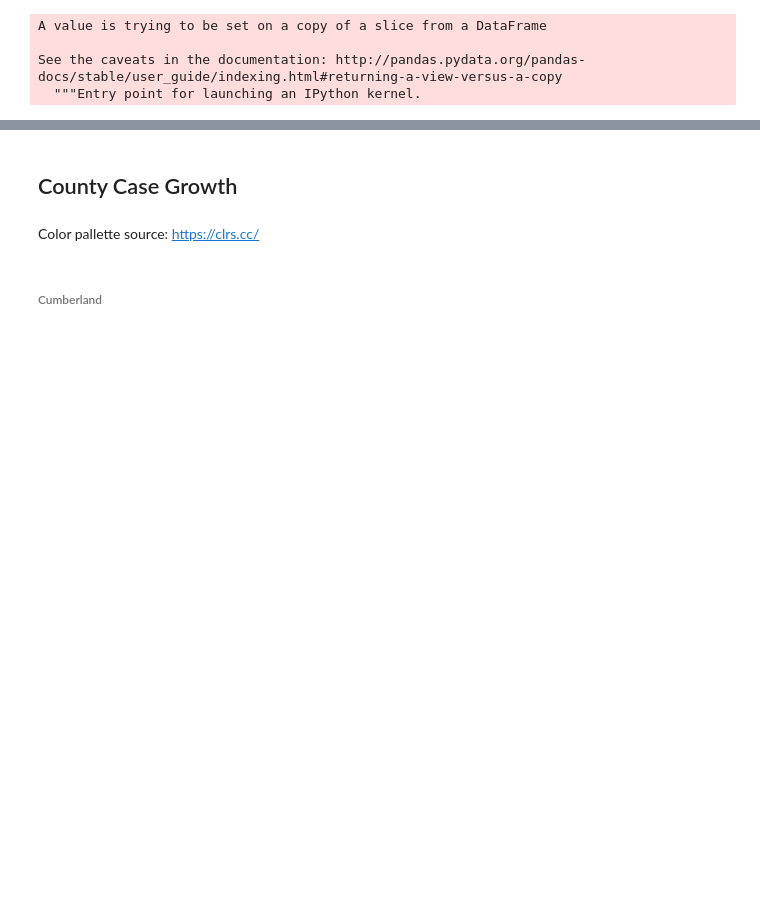
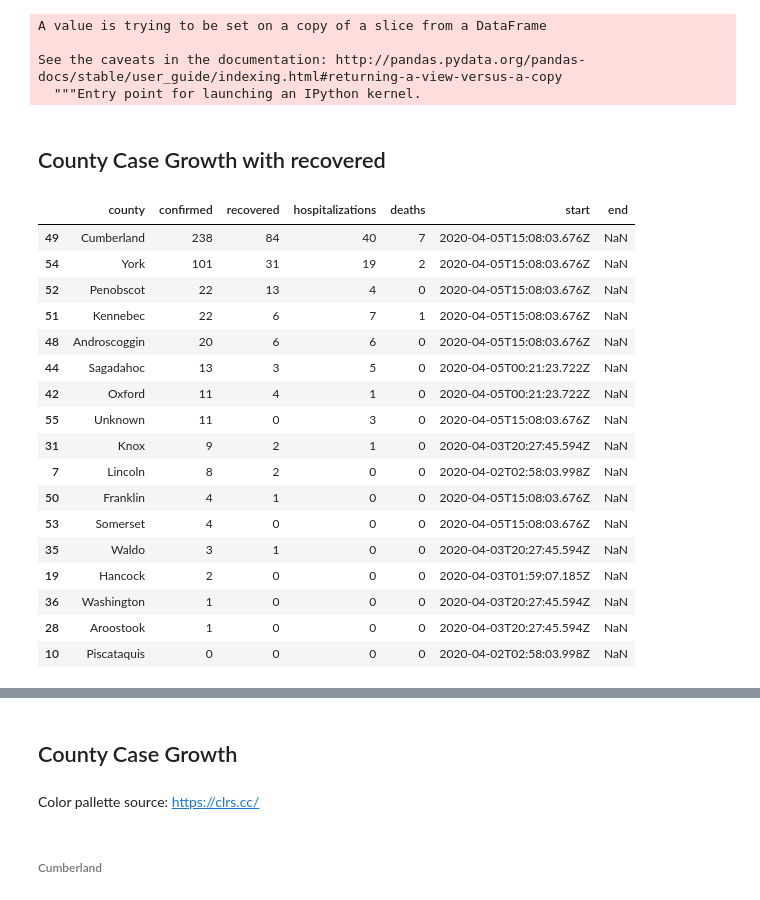
Before and after one commit to balmandhunter/covid, a Jupyter notebook: maine_covid_data.ipynb, the cells around one changed output, grey strips where cells are left out. Saved outputs shown, nothing was run; the diff lists cells and outputs as text; code cells hidden in the pictures; blank space fills up the shorter version.

```diff
--- a/maine_covid_data.ipynb
+++ b/maine_covid_data.ipynb
@@ -178,3 +178,30 @@ bar_chart.x_labels = df_maine_today.county.to_list()
 bar_chart.add('Cases', df_maine_today.cases.to_list())
 
 bar_chart.render_to_file('plots/current_cases_by_county.svg')                          # Save the svg to a file
+# %% [markdown]
+## County Case Growth with recovered
+# %%
+df_current_county = pd.read_csv('data/countydata_journal.csv', index_col=None)
+df_current_county = df_current_county[df_current_county.end.isna() == True]
+df_current_county.sort_values(by=['confirmed'], ascending=False, inplace=True)
+# %%
+df_current_county
+# %% [output]
+|  | county | confirmed | recovered | hospitalizations | deaths | start | end |
+| 49 | Cumberland | 238 | 84 | 40 | 7 | 2020-04-05T15:08:03.676Z | NaN |
+| 54 | York | 101 | 31 | 19 | 2 | 2020-04-05T15:08:03.676Z | NaN |
+| 52 | Penobscot | 22 | 13 | 4 | 0 | 2020-04-05T15:08:03.676Z | NaN |
+| 51 | Kennebec | 22 | 6 | 7 | 1 | 2020-04-05T15:08:03.676Z | NaN |
+| 48 | Androscoggin | 20 | 6 | 6 | 0 | 2020-04-05T15:08:03.676Z | NaN |
+| 44 | Sagadahoc | 13 | 3 | 5 | 0 | 2020-04-05T00:21:23.722Z | NaN |
+| 42 | Oxford | 11 | 4 | 1 | 0 | 2020-04-05T00:21:23.722Z | NaN |
+| 55 | Unknown | 11 | 0 | 3 | 0 | 2020-04-05T15:08:03.676Z | NaN |
+| 31 | Knox | 9 | 2 | 1 | 0 | 2020-04-03T20:27:45.594Z | NaN |
+| 7 | Lincoln | 8 | 2 | 0 | 0 | 2020-04-02T02:58:03.998Z | NaN |
+| 50 | Franklin | 4 | 1 | 0 | 0 | 2020-04-05T15:08:03.676Z | NaN |
+| 53 | Somerset | 4 | 0 | 0 | 0 | 2020-04-05T15:08:03.676Z | NaN |
+| 35 | Waldo | 3 | 1 | 0 | 0 | 2020-04-03T20:27:45.594Z | NaN |
+| 19 | Hancock | 2 | 0 | 0 | 0 | 2020-04-03T01:59:07.185Z | NaN |
+| 36 | Washington | 1 | 0 | 0 | 0 | 2020-04-03T20:27:45.594Z | NaN |
+| 28 | Aroostook | 1 | 0 | 0 | 0 | 2020-04-03T20:27:45.594Z | NaN |
+| 10 | Piscataquis | 0 | 0 | 0 | 0 | 2020-04-02T02:58:03.998Z | NaN |
```
Also changed, not shown: parts of 18 cells of this notebook.
